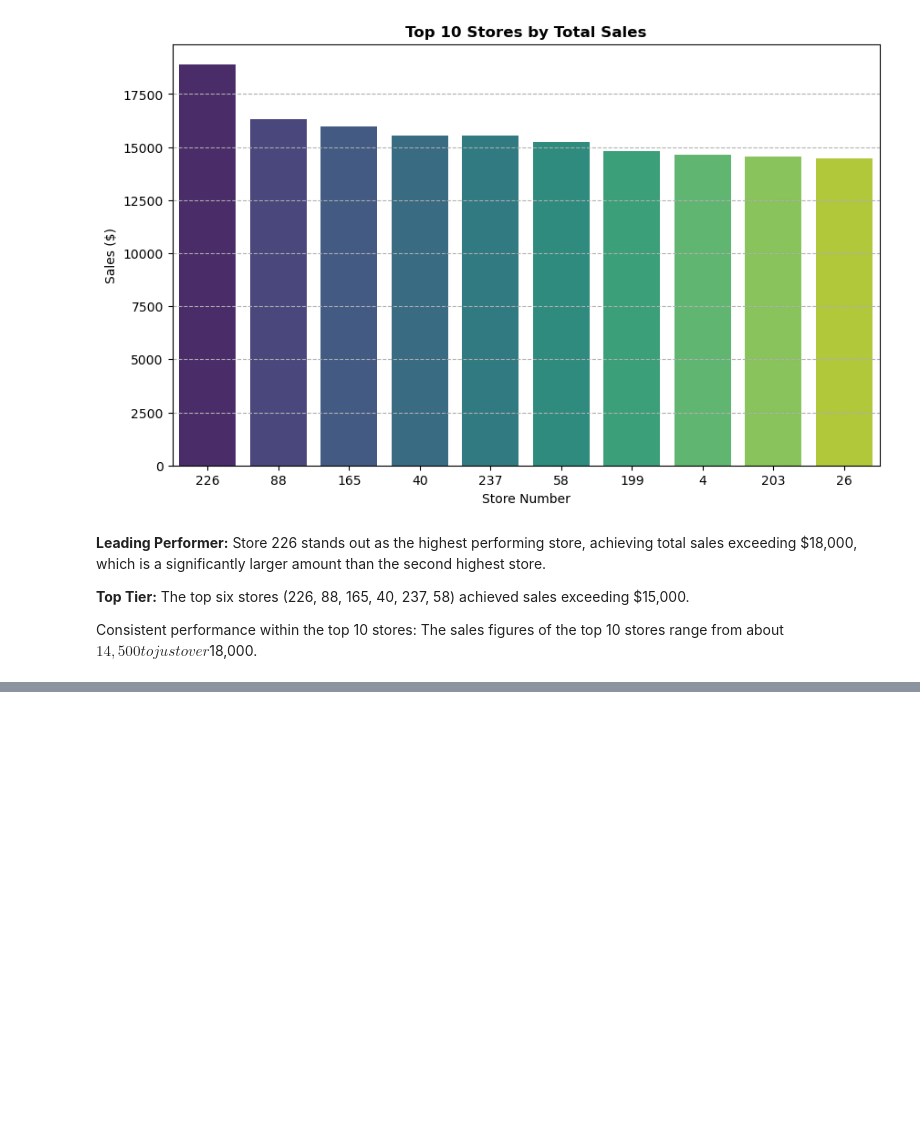
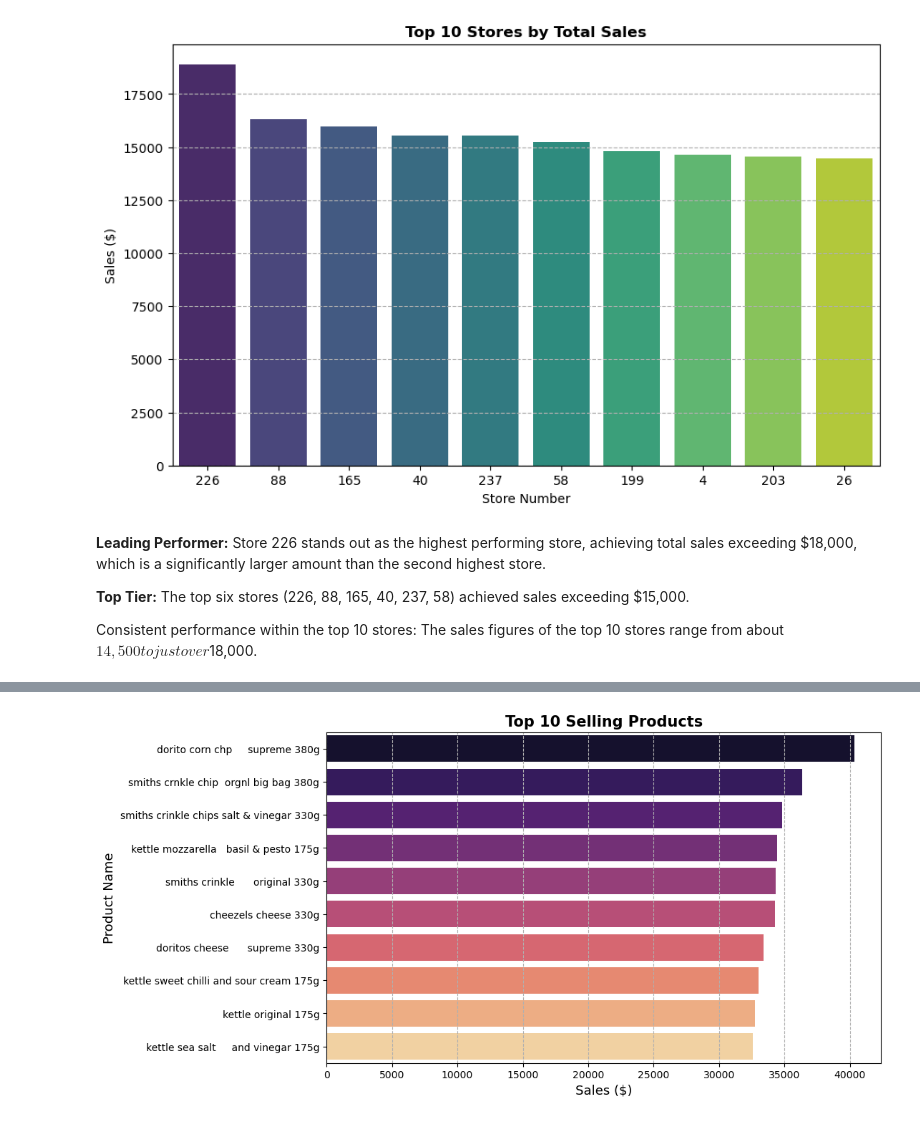
Before and after one commit to bn-khalifa/RetailTrialImpactAnalysis, a Jupyter notebook: 1st_Sprint/RetailStrategy&Analytics.ipynb, the cells around one changed output, grey strips where cells are left out. Cells and saved outputs as stored; diff of their text form; code cells hidden in the pictures; blank space fills up the shorter version.

```diff
--- a/1st_Sprint/RetailStrategy&Analytics.ipynb
+++ b/1st_Sprint/RetailStrategy&Analytics.ipynb
@@ -362,0 +426,14 @@ Consistent performance within the top 10 stores: The sales figures of the top 10
+# %%
+# analyze Sales Drivers (Product Type)
+full_df['ProductName'] = full_df['ProductName'].str.strip().str.lower()
+productSales = full_df.groupby('ProductName')['TotalSales'].sum().sort_values(ascending=False).head(10).reset_index()
+
+plt.figure(figsize=(10, 6))
+sns.barplot(data=productSales, x='TotalSales', y='ProductName', palette='magma')
+plt.title('Top 10 Selling Products', fontsize=15, fontweight='bold')
+plt.xlabel('Sales ($)', fontsize=13)
+plt.ylabel('Product Name', fontsize=13)
+plt.grid(True, axis='x', linestyle='--')
+plt.show()
+# %% [output]
+[figure, added]
```
Also changed, not shown: parts of 8 cells of this notebook.
